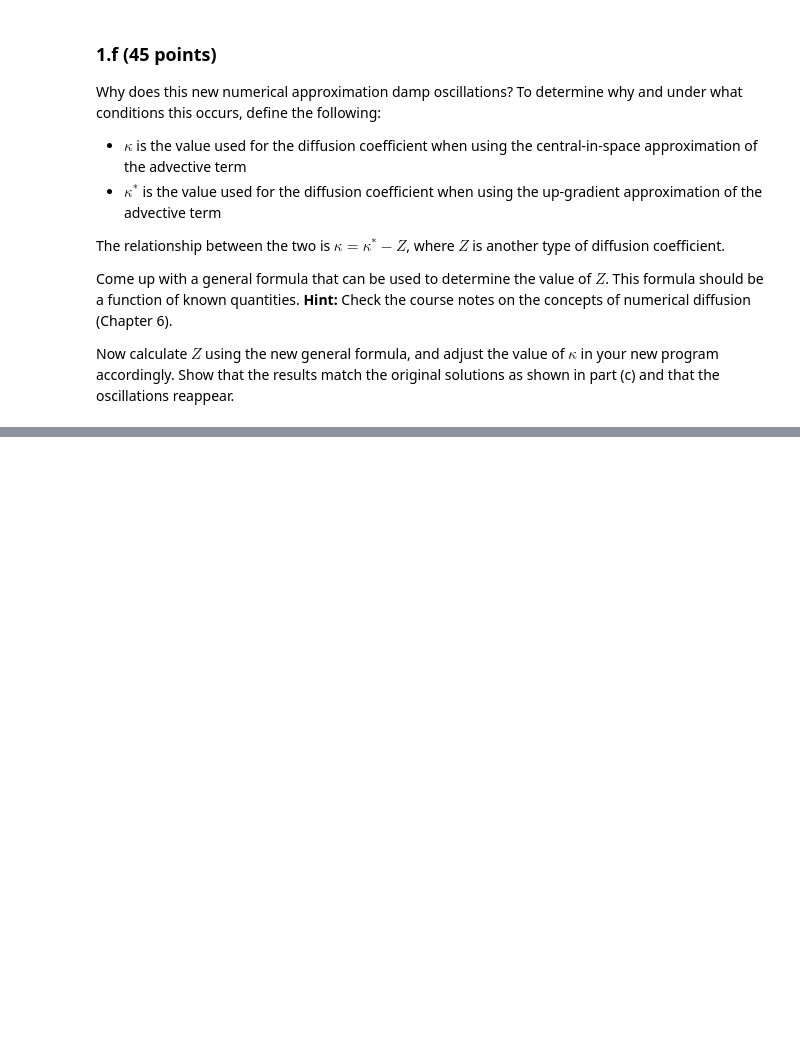
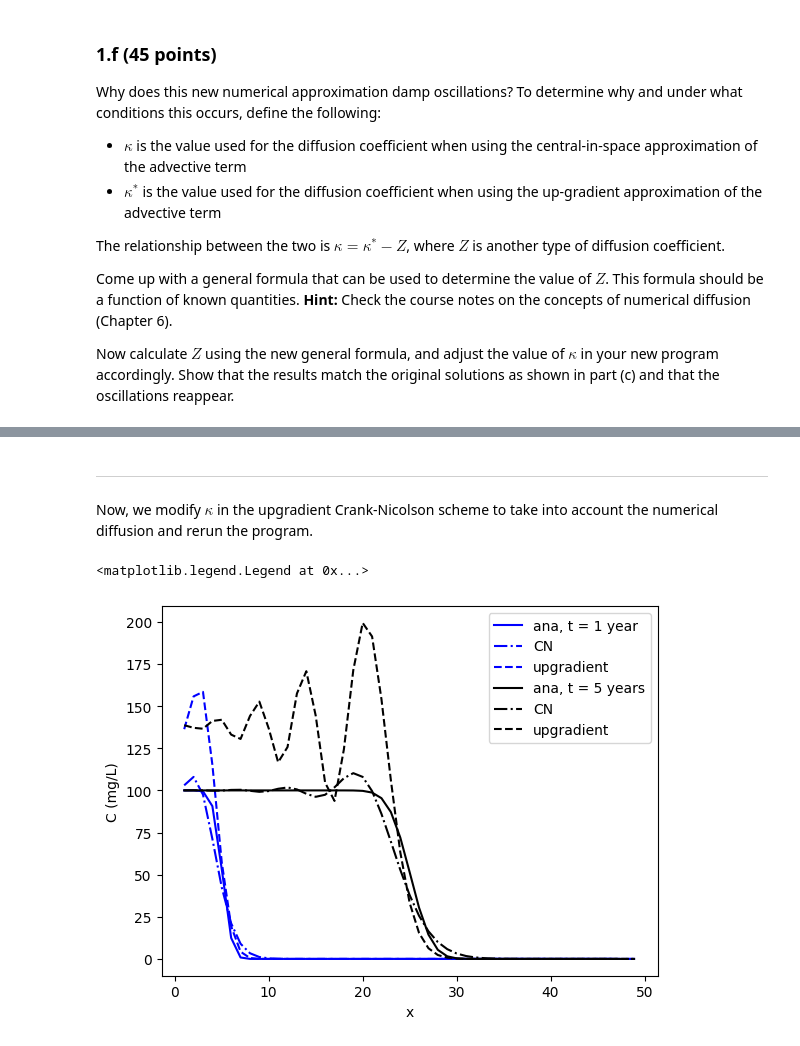
Before and after one commit to chegermiller/CEWA572_SQ2024, a Jupyter notebook: practice_midterm.ipynb, the cells around one changed output, grey strips where cells are left out. Cells and saved outputs as stored; diff of their text form; code cells hidden in the pictures; blank space fills up the shorter version.

```diff
--- a/practice_midterm.ipynb
+++ b/practice_midterm.ipynb
@@ -80,0 +491,68 @@ Now calculate $Z$ using the new general formula, and adjust the value of $\kappa
+# %% [markdown]
+***
+
+Now, we modify $\kappa$ in the upgradient Crank-Nicolson scheme to take into account the numerical diffusion and rerun the program.
+# %%
+kappa_new = kappa - u*dx/2 # m2/day
+
+# redefine Courant numbers
+D = kappa_new*dt/(dx**2)
+S = u*dt/dx
+
+# initialize the matrices
+A1 = np.zeros((n,n))
+A2 = np.zeros((n,n))
+
+for i in range(n):
+    if i == 0:
+        A1[i, i] = 1+D
+        A1[i, i+1] = -D/2
+        A2[i, i] = 1-S-D
+        A2[i, i+1] = D/2
+    elif i == n-1:
+        A1[i, i-1] = -D/2
+        A1[i, i] = 1+D
+        A2[i, i-1] = S+D/2
+        A2[i, i] = 1-S-D
+    else:
+        A1[i, i] = 1+D
+        A1[i, i-1] = -D/2
+        A1[i, i+1] = -D/2
+        A2[i, i] = 1-S-D
+        A2[i, i-1] = S+D/2
+        A2[i, i+1] = D/2
+B1 = np.zeros((n, 1))
+
+# apply Dirichlet BCs
+B1[0] = c1*(S+(D/2))
+B1[n-1] = c0*(D/2)
+
+t0 = 0
+
+C_upgrad = np.empty((m, n))
+C_xt = np.zeros_like(x)
+C_upgrad[0, :] = C_xt
+t = np.zeros((m))
+t[0] = t0
+
+IA1 = np.linalg.inv(A1)
+for i in range(m-1):
+    tempC = np.matmul(A2, C_xt[:, np.newaxis]) + B1
+    C_n = np.matmul(IA1, tempC)
+    C_upgrad[i+1, :] = C_n.flatten()
+    C_xt = C_n.flatten()
+    t[i+1] = t[i] + dt
+
+fig, ax = plt.subplots(1)
+ax.plot(x, C_ana_1, 'b', lw=1.5, label='ana, t = 1 year')
+ax.plot(x, C[20,:], 'b-.', lw=1.5, label='CN')
+ax.plot(x, C_upgrad[20,:], 'b--', lw=1.5, label='upgradient')
+ax.plot(x, C_ana_5, 'k', lw=1.5, label='ana, t = 5 years')
+ax.plot(x, C[-1,:], 'k-.', lw=1.5, label='CN')
+ax.plot(x, C_upgrad[-1,:], 'k--', lw=1.5, label='upgradient')
+ax.set_xlabel('x')
+ax.set_ylabel('C (mg/L)')
+ax.legend()
+# %% [output]
+<matplotlib.legend.Legend at 0x...>
+[figure, added]
```
Also changed, not shown: parts of 13 cells of this notebook.
